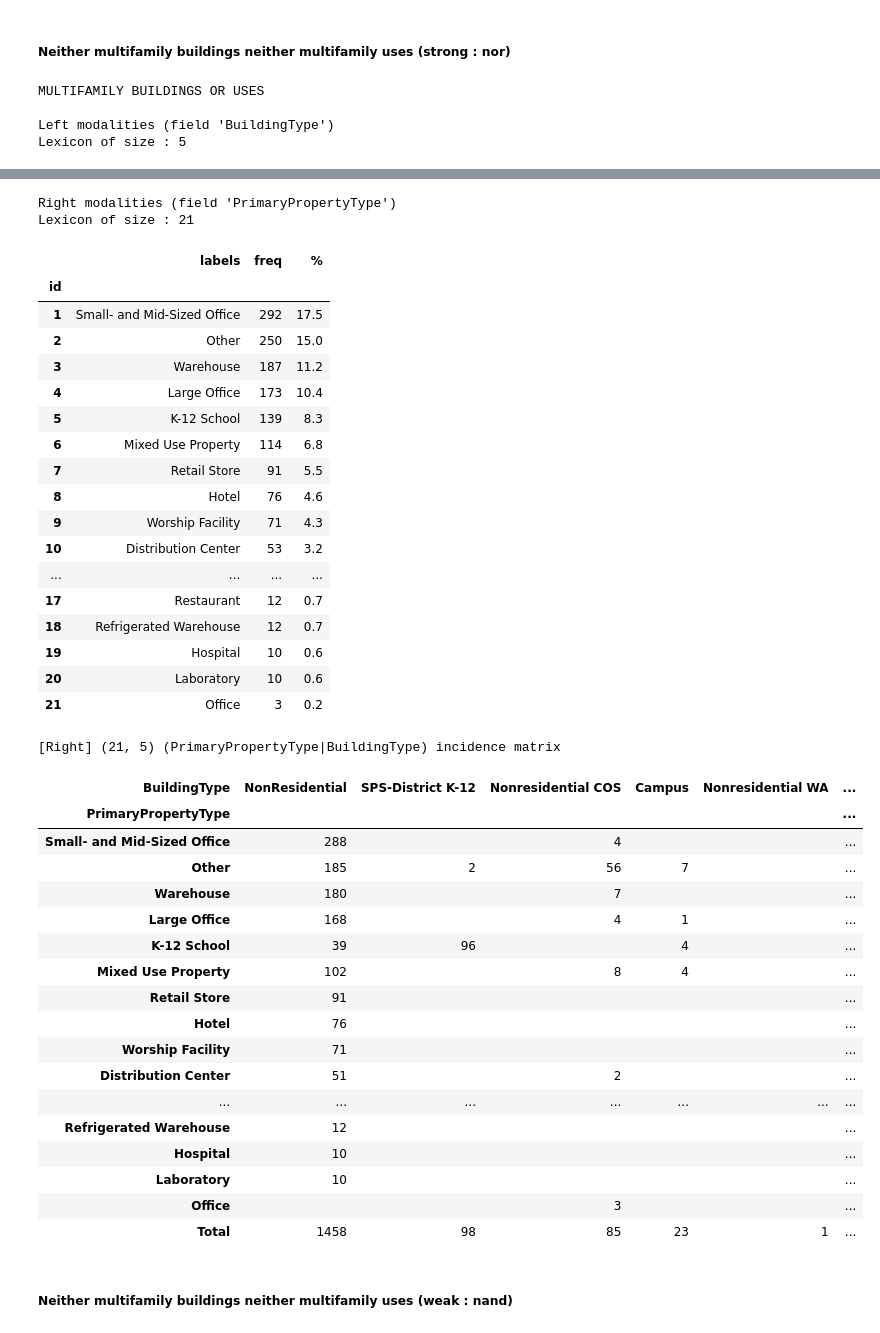
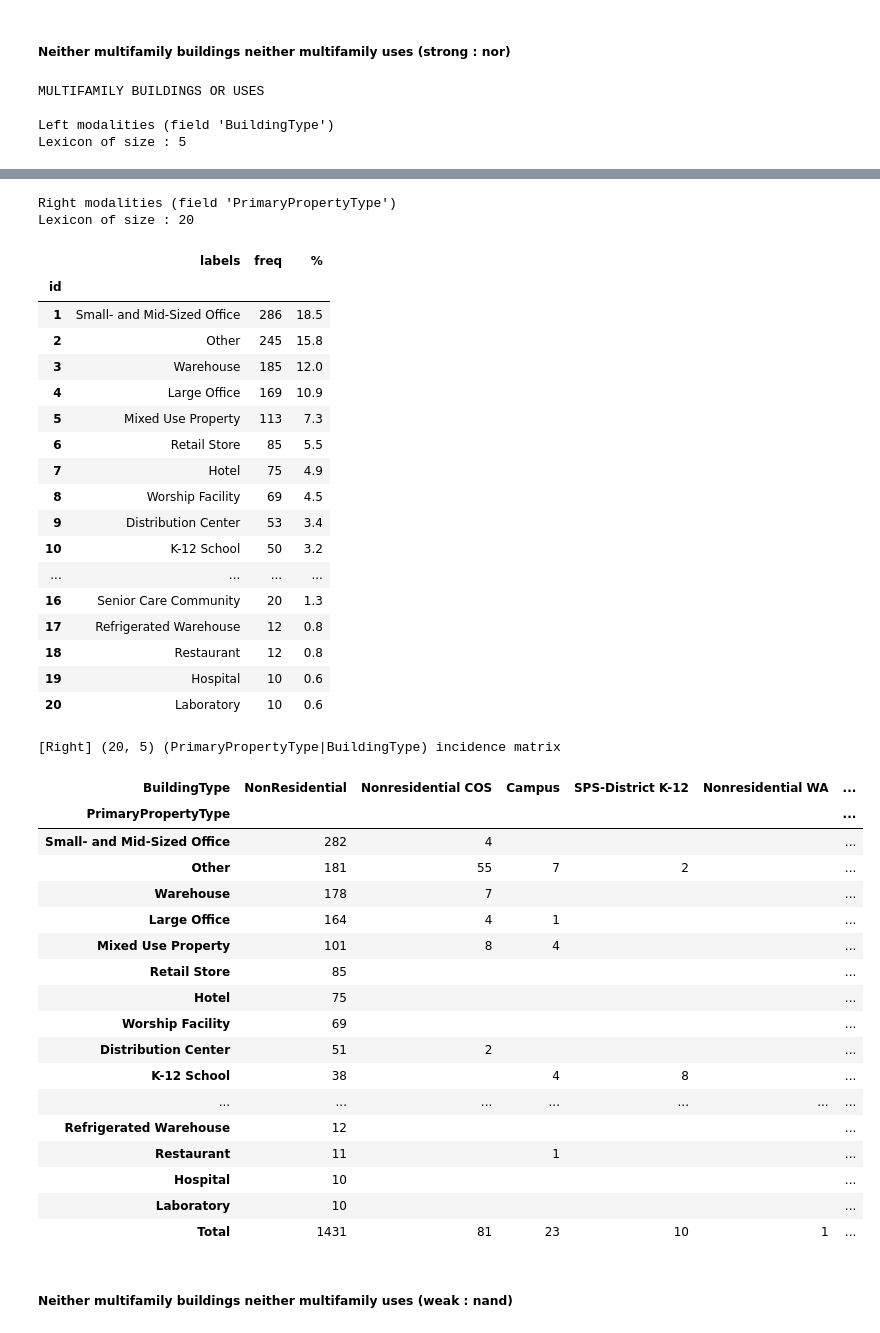
Before and after one commit to Franck-PepperLabs/pepper_carbon-neutral_seattle, a Jupyter notebook: jupyter/scratchpad.ipynb, the cells around one changed output, grey strips where cells are left out. Drawn from its saved outputs; the diff is of its cells as text; code cells hidden in the pictures.

```diff
--- a/jupyter/scratchpad.ipynb
+++ b/jupyter/scratchpad.ipynb
@@ -2121,7 +2131,7 @@ index = ~(is_multifamily_building | is_multifamily_use)
 left = 'BuildingType'
 right = 'PrimaryPropertyType'
 
-l, r, mx = couple_analysis(data, index, left, right)
+l, r, mx = couple_analysis(compliant, index, left, right)
 # %% [output]
 MULTIFAMILY BUILDINGS OR USES
 
@@ -2136,43 +2146,43 @@ Lexicon of size : 5
 | 5 | Nonresidential WA | 1 | 0.1 |
 Right modalities (field 'PrimaryPropertyType')
-Lexicon of size : 21
+Lexicon of size : 20
 |  | labels | freq | % |
 | id |  |  |  |
-| 1 | Small- and Mid-Sized Office | 292 | 17.5 |
-| 2 | Other | 250 | 15.0 |
-| 3 | Warehouse | 187 | 11.2 |
-| 4 | Large Office | 173 | 10.4 |
-| 5 | K-12 School | 139 | 8.3 |
-| 6 | Mixed Use Property | 114 | 6.8 |
-| 7 | Retail Store | 91 | 5.5 |
-| 8 | Hotel | 76 | 4.6 |
-| 9 | Worship Facility | 71 | 4.3 |
-| 10 | Distribution Center | 53 | 3.2 |
+| 1 | Small- and Mid-Sized Office | 286 | 18.5 |
+| 2 | Other | 245 | 15.8 |
+| 3 | Warehouse | 185 | 12.0 |
+| 4 | Large Office | 169 | 10.9 |
+| 5 | Mixed Use Property | 113 | 7.3 |
+| 6 | Retail Store | 85 | 5.5 |
+| 7 | Hotel | 75 | 4.9 |
+| 8 | Worship Facility | 69 | 4.5 |
+| 9 | Distribution Center | 53 | 3.4 |
+| 10 | K-12 School | 50 | 3.2 |
 | ... | ... | ... | ... |
-| 17 | Restaurant | 12 | 0.7 |
-| 18 | Refrigerated Warehouse | 12 | 0.7 |
+| 16 | Senior Care Community | 20 | 1.3 |
+| 17 | Refrigerated Warehouse | 12 | 0.8 |
+| 18 | Restaurant | 12 | 0.8 |
 | 19 | Hospital | 10 | 0.6 |
 | 20 | Laboratory | 10 | 0.6 |
-| 21 | Office | 3 | 0.2 |
-[Right] (21, 5) (PrimaryPropertyType|BuildingType) incidence matrix
+[Right] (20, 5) (PrimaryPropertyType|BuildingType) incidence matrix
-| BuildingType | NonResidential | SPS-District K-12 | Nonresidential COS | Campus | Nonresidential WA | ... |
+| BuildingType | NonResidential | Nonresidential COS | Campus | SPS-District K-12 | Nonresidential WA | ... |
 | PrimaryPropertyType |  |  |  |  |  | ... |
-| Small- and Mid-Sized Office | 288 |  | 4 |  |  | ... |
-| Other | 185 | 2 | 56 | 7 |  | ... |
-| Warehouse | 180 |  | 7 |  |  | ... |
-| Large Office | 168 |  | 4 | 1 |  | ... |
-| K-12 School | 39 | 96 |  | 4 |  | ... |
-| Mixed Use Property | 102 |  | 8 | 4 |  | ... |
-| Retail Store | 91 |  |  |  |  | ... |
-| Hotel | 76 |  |  |  |  | ... |
-| Worship Facility | 71 |  |  |  |  | ... |
-| Distribution Center | 51 |  | 2 |  |  | ... |
+| Small- and Mid-Sized Office | 282 | 4 |  |  |  | ... |
+| Other | 181 | 55 | 7 | 2 |  | ... |
+| Warehouse | 178 | 7 |  |  |  | ... |
+| Large Office | 164 | 4 | 1 |  |  | ... |
+| Mixed Use Property | 101 | 8 | 4 |  |  | ... |
+| Retail Store | 85 |  |  |  |  | ... |
+| Hotel | 75 |  |  |  |  | ... |
+| Worship Facility | 69 |  |  |  |  | ... |
+| Distribution Center | 51 | 2 |  |  |  | ... |
+| K-12 School | 38 |  | 4 | 8 |  | ... |
 | ... | ... | ... | ... | ... | ... | ... |
 | Refrigerated Warehouse | 12 |  |  |  |  | ... |
+| Restaurant | 11 |  | 1 |  |  | ... |
 | Hospital | 10 |  |  |  |  | ... |
 | Laboratory | 10 |  |  |  |  | ... |
-| Office |  |  | 3 |  |  | ... |
-| Total | 1458 | 98 | 85 | 23 | 1 | ... |
+| Total | 1431 | 81 | 23 | 10 | 1 | ... |
 # %% [markdown]
 ##### Neither multifamily buildings neither multifamily uses (weak : nand)
 # %%
```
Also changed, not shown: parts of 17 cells of this notebook.
